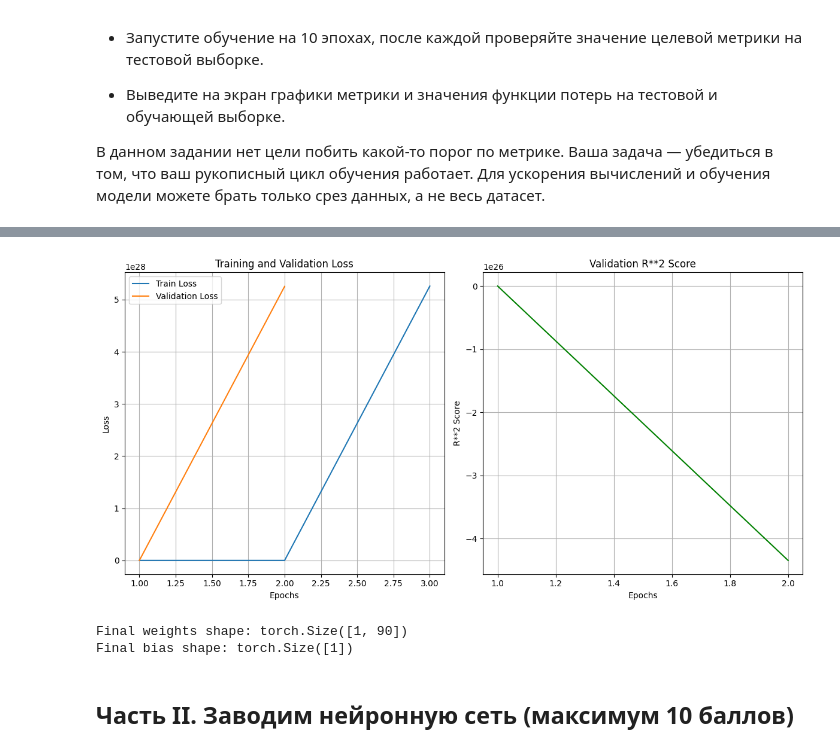
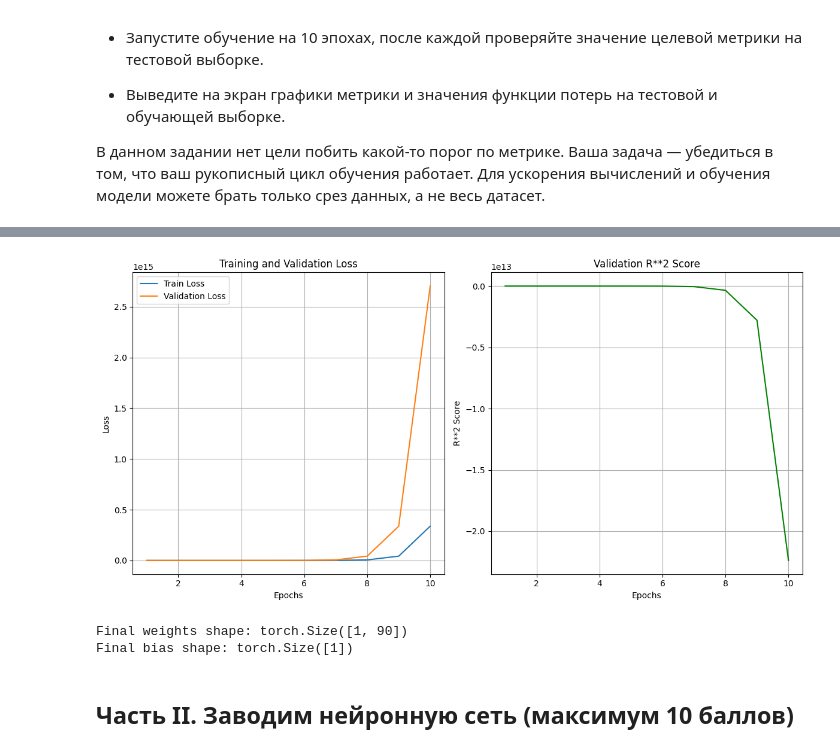
Before and after one commit to pixi2102/iad-intro-ds, a Jupyter notebook: 2025/homeworks/homework_01.ipynb, the cells around one changed output, grey strips where cells are left out. Drawn from its saved outputs; the diff is of its cells as text; code cells hidden in the pictures.

```diff
--- a/2025/homeworks/homework_01.ipynb
+++ b/2025/homeworks/homework_01.ipynb
@@ -263,15 +263,13 @@ model = LinearRegression()
 def mse(y_pred, y):
     return ((y_pred - y) ** 2).mean()
 
-train_losses = []
-val_losses = []
-val_metrics = []
-learning_rate = 0.01
+train_losses, val_losses,val_accuracies = [],[],[]
+# я специально поставила очень маленькую learning_rate так как при больших значениях уже на четвертой эпохе ошибка на обеих выборках становилась бесконечостью
+learning_rate = 0.0000001
 for epoch in range(10):
     model.train()
     y_pred = model(X_train_tensor)
     loss = mse(y_pred, y_train_tensor)
-
     model.zero_grad()
     loss.backward()
     with torch.no_grad():
@@ -287,7 +285,6 @@ for epoch in range(10):
         r2 = 1 - a/ b
     train_losses.append(loss.item())
     val_losses.append(val_loss.item())
-    val_metrics.append(r2.item())
-
+    val_accuracies.append(r2.item())
     print(f'Epoch: {epoch+1}: train loss: {loss.item():.4f}, val loss: {val_loss.item():.4f}, r2: {r2.item():.4f}')
 # %% [output]
@@ -304,29 +301,29 @@ Epoch: 10: train loss: nan, val loss: nan, r2: nan
 # %%
 plt.figure(figsize=(12, 6))
 
 plt.subplot(1, 2, 1)
 plt.plot(range(1, 11), train_losses, label='Train Loss')
 plt.plot(range(1, 11), val_losses, label='Validation Loss')
 plt.xlabel('Epochs')
 plt.ylabel('Loss')
 plt.title('Training and Validation Loss')
 plt.legend()
 plt.grid(True)
 
 plt.subplot(1, 2, 2)
-plt.plot(range(1, 11), val_metrics, label='R**2 Score', color='green')
+plt.plot(range(1, 11), val_accuracies, label='R**2 Score', color='green')
 plt.xlabel('Epochs')
 plt.ylabel('R**2 Score')
 plt.title('Validation R**2 Score')
 plt.grid(True)
 
 plt.tight_layout()
 plt.show()
 
 print("\nFinal weights shape:", model.linear.weight.shape)
 print("Final bias shape:", model.linear.bias.shape)
 # %% [output]
-[figure, old version]
+[figure, new version]
 Final weights shape: torch.Size([1, 90])
 Final bias shape: torch.Size([1])
 # %% [markdown]
```
Also changed, not shown: parts of 10 cells of this notebook.
